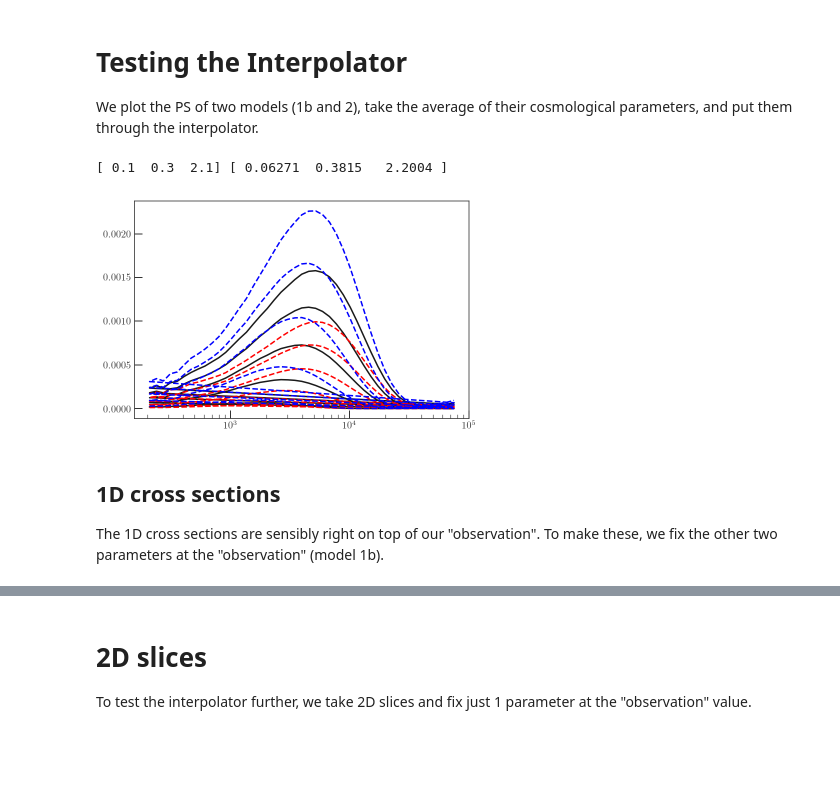
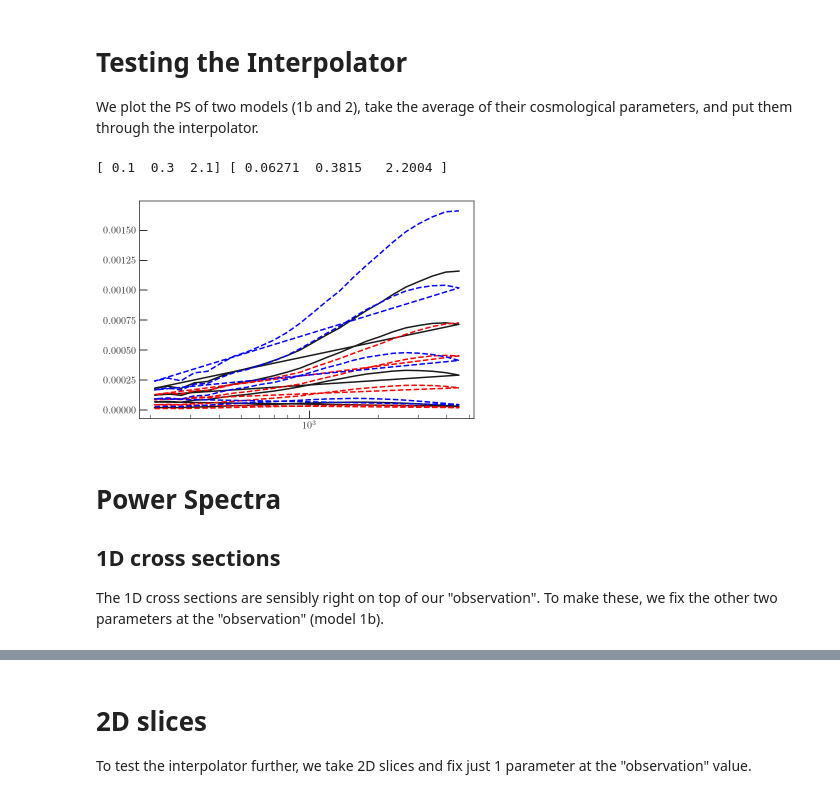
Before and after one commit to xzackli/neutrino_mpk, a Jupyter notebook: different_redshift_bins.ipynb, the cells around one changed output, grey strips where cells are left out. Saved outputs shown, nothing was run; the diff lists cells and outputs as text; code cells hidden in the pictures; blank space fills up the shorter version.

```diff
--- a/different_redshift_bins.ipynb
+++ b/different_redshift_bins.ipynb
@@ -130,21 +146,23 @@ shapes, (1000, 225) (1000, 975)
 # %%
-for row in [t[0]]:
-    PS_filenames = [ row['PS'].replace('05.npy', r+'.npy') \
-                    for r in redshifts ]
-    PC_filenames = [ row['PC'].replace('05.npy', r+'.npy') \
-                    for r in redshifts ]
-    PS_arr = [ np.load( PS_directory + r'/' + filename )[:,cutoff_initial_PS:]
-              for filename in PS_filenames ]
-    PC_arr = [ np.load( PC_directory + r'/' + filename )[:,cutoff_initial_PS:]
-              for filename in PC_filenames ]
+# for row in [t[0]]:
+#     PS_filenames = [ row['PS'].replace('05.npy', r+'.npy') \
+#                     for r in redshifts ]
+#     PC_filenames = [ row['PC'].replace('05.npy', r+'.npy') \
+#                     for r in redshifts ]
+#     PS_arr = [ np.load( PS_directory + r'/' + filename )[:,:]
+#               for filename in PS_filenames ]
+#     PC_arr = [ np.load( PC_directory + r'/' + filename )[:,:]
+#               for filename in PC_filenames ]
 
-    # now stack them together sideways
-    PS_arr = np.hstack(PS_arr)
-    PC_arr = np.hstack(PC_arr)
-    ell = PS_arr[0,:]
-    PS_realizations = PS_arr[1:,:]
+#     # now stack them together sideways
+#     PS_arr = np.hstack(PS_arr)
+#     PC_arr = np.hstack(PC_arr)
+#     ell = PS_arr[0,:]
+#     PS_realizations = PS_arr[1:,:]
+#     print(ell.shape, PS_means[0].shape)
+#     plt.plot( ell[ell_filter], PS_means[0], 'ko' )
+#     plt.plot( ell[ell_filter], PS_realizations[2,:][ell_filter], 'r.', lw=0.1 )
+#     plt.plot( ell[ell_filter], PS_realizations[3,:][ell_filter], 'b.', lw=0.1 )
 
-    plt.plot( ell, PS_means[0], 'k.' )
-
-plt.xscale('log')
-plt.yscale('log')
+# plt.xscale('log')
+# plt.yscale('log')
@@ -184,16 +205,16 @@ We plot the PS of two models (1b and 2), take the average of their cosmological
 # %%
 print(params[1], params[2])
 mu = interp( (params[1] + params[2])/2. )
-mu = np.array(list(mu.tolist())).reshape( len(redshifts)\
-                                         *(50 - cutoff_initial_PS) )
+mu = np.array(list(mu.tolist())).reshape( len(ell) )
 
 plt.plot(ell,ell*(ell+1)/np.pi * mu, '-')
 plt.plot(ell,ell*(ell+1)/np.pi * obsarr[1], 'r--')
 plt.plot(ell,ell*(ell+1)/np.pi * obsarr[2], 'b--')
 plt.xscale('log')
 # %% [output]
 [ 0.1  0.3  2.1] [ 0.06271  0.3815   2.2004 ]
-[figure, old version]
+[figure, new version]
 # %% [markdown]
+# Power Spectra
 ## 1D cross sections
 The 1D cross sections are sensibly right on top of our "observation". To make these, we fix the other two parameters at the "observation" (model 1b).
```
Also changed, not shown: parts of 25 cells of this notebook.
